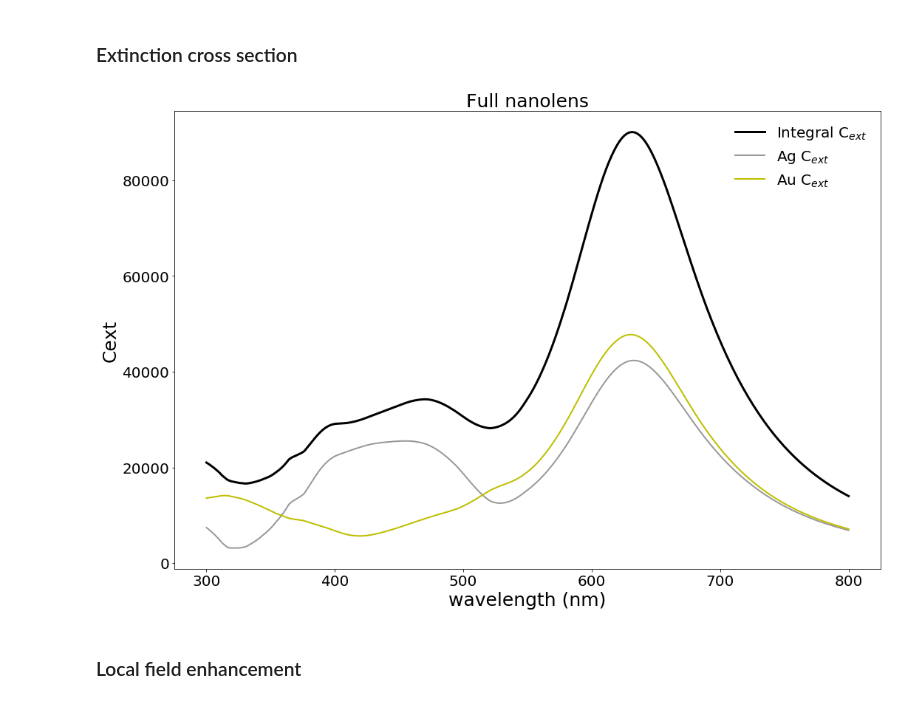
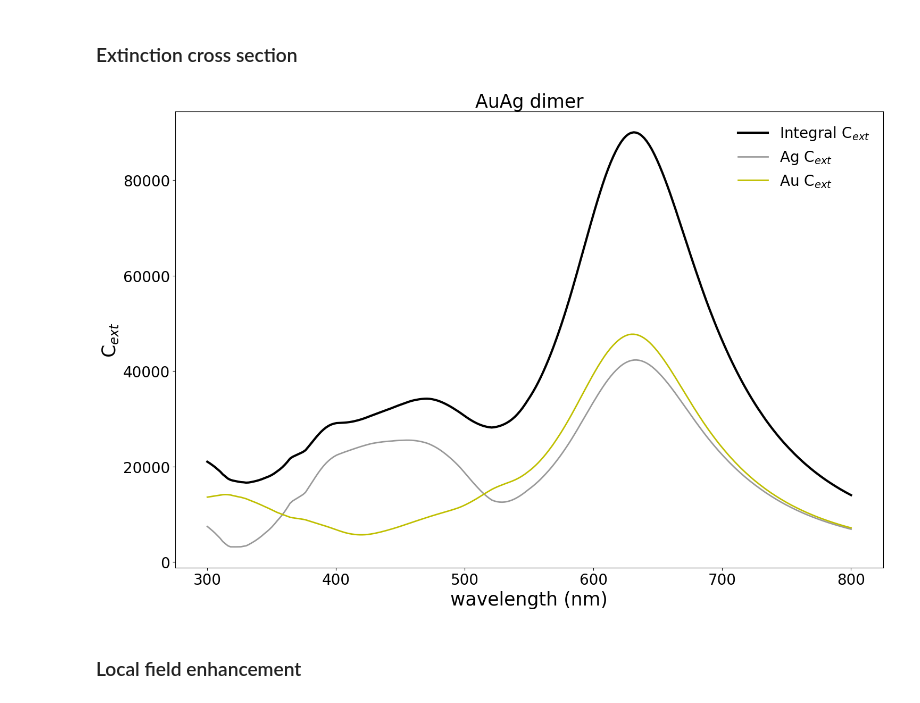
Before and after one commit to gevero/py_gmm, a Jupyter notebook: examples/AuAg_dimer.ipynb, the cells around one changed output. Drawn from its saved outputs; the diff is of its cells as text; code cells hidden in the pictures.

```diff
--- a/examples/AuAg_dimer.ipynb
+++ b/examples/AuAg_dimer.ipynb
@@ -90,5 +90,4 @@ v_color = ['0.6','y']
 for c,r,col in zip(m_xyz,v_r,v_color):
     c0=c[0];c1=c[1];
     ax.add_patch(Circle((c0,c1),r,color=col))
-    ax.eventson
 # %% [output]
@@ -114,6 +113,7 @@ for wl in v_wl:
                                                       n_matrix, # environment refractive index
                                                       wl, # computation wavelength
                                                       alpha,beta,gamma, # euler angles for the incident pw
+                                                      0, # =0 Linear, =1 Left Circular, =2 Right Circular
                                                       n_stop, # maximum number for expansion coefficients
                                                       qs_flag) # quasi static approximation
     m_abcd_ext_sca_abs.append(out)
@@ -189,32 +191,32 @@ for wl_lf in v_wl_lf:
 # %%
 # cross section plot
 f_size=25;
 f_size_ticks=20;
 plt.figure(1,figsize=(15,10));
 plt.plot(v_wl,np.sum(v_cext,axis=1),'k',linewidth=3.0);
 plt.plot(v_wl,v_cext[:,0],'0.6',
          v_wl,v_cext[:,1],'y',linewidth=2.0);
 
 # plt title
-plt.title('Full nanolens',fontsize=f_size)
+plt.title('AuAg dimer',fontsize=f_size)
 
 # axes labels
 plt.xlabel(r'wavelength (nm)', fontsize=f_size)
-plt.ylabel(r'Cext', fontsize=f_size)
+plt.ylabel(r'C$_{ext}$', fontsize=f_size)
 
 # ticks
 plt.xticks(fontsize=f_size_ticks)
 plt.yticks(fontsize=f_size_ticks)
 
 # legend
 plt.legend((r'Integral C$_{ext}$',
             r'Ag C$_{ext}$',
             r'Au C$_{ext}$'),frameon=False,fontsize=f_size-5)
 
 # layout
 plt.tight_layout()
 # %% [output]
-[figure, old version]
+[figure, new version]
 # %% [markdown]
 ### Local field enhancement
 # %%
```
Also changed, not shown: parts of 3 cells of this notebook, 5 other files.
